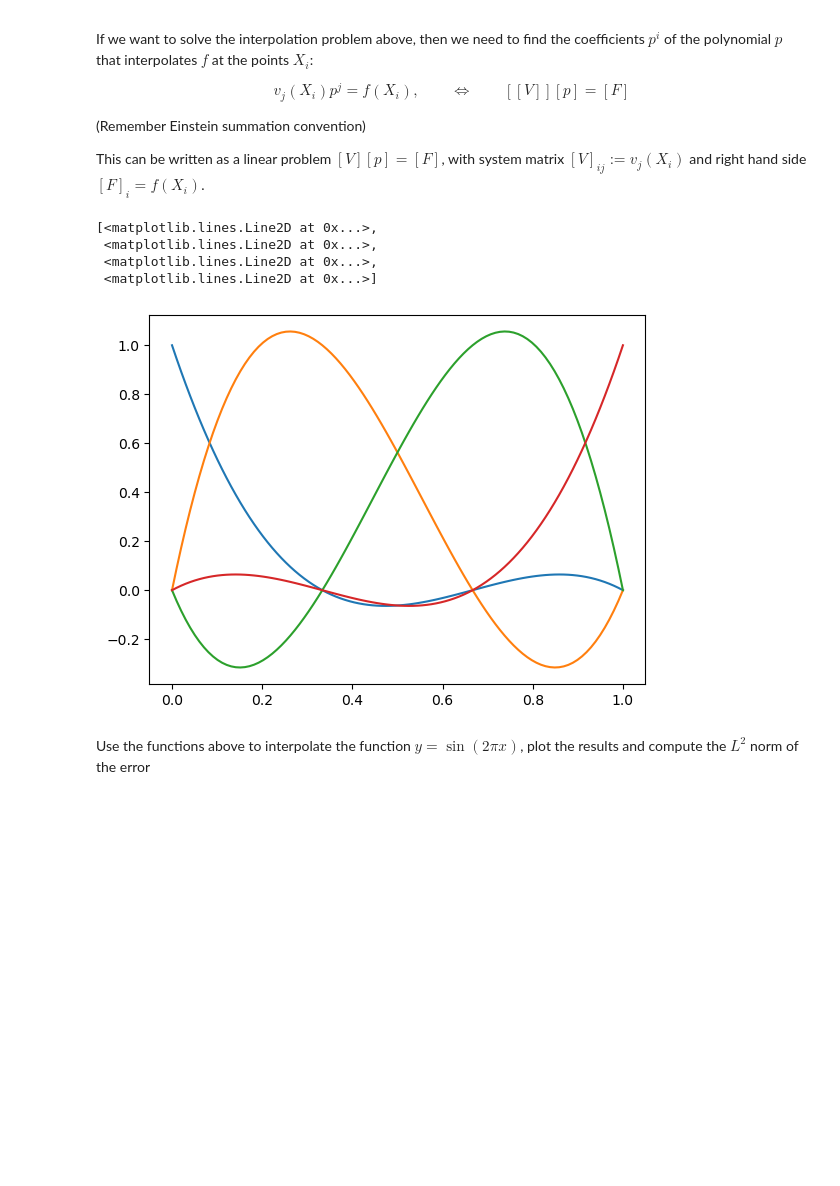
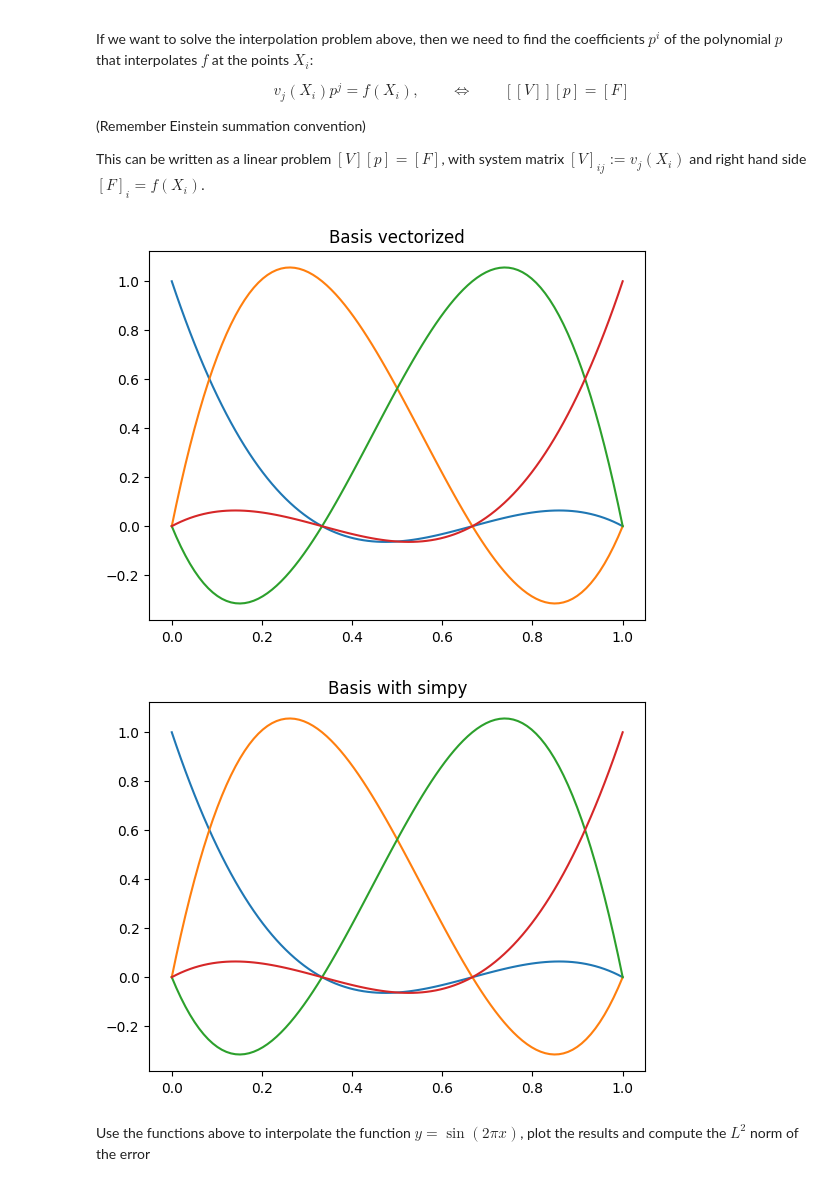
Before and after one commit to giovastabile/analisi_numerica, a Jupyter notebook: notebooks/04_polynomial_interpolation.ipynb, the cells around one changed output. Drawn from its saved outputs; the diff is of its cells as text; code cells hidden in the pictures; blank space fills up the shorter version.

```diff
--- a/notebooks/04_polynomial_interpolation.ipynb
+++ b/notebooks/04_polynomial_interpolation.ipynb
@@ -66,19 +67,47 @@ def build_lagrangian_basis(q, e):
           continue
         basis[i, j] *= (e[i] - q[k]) / (q[j] - q[k])
   return basis
+
+def lagrange_basis_function(nodes, i, x):
+    nodes_except_i = np.delete(nodes, i)
+    numerator = 1
+    denominator = 1
+
+    for other_node in nodes_except_i:
+        numerator = numerator * (x - other_node)
+        denominator = denominator * (nodes[i] - other_node)
+
+    return numerator / denominator
+
+def build_lagrangian_basis_sym(q, x):
+  return [lagrange_basis_function(q, i, x) for i in range(len(q))]
+
+def lambdify(x, f):
+    f = sympy.lambdify([x], f, "numpy")
+    return lambda *args: np.broadcast_arrays(f(*args), *args)[0]
 # %%
 # Plot the Computed basis functions in the case
+x = sympy.var("x")
 e = np.linspace(0, 1, 100)
 q = np.linspace(0, 1, 4)
 
 basis = build_lagrangian_basis(q, e)
+basis_sym = build_lagrangian_basis_sym(q,x)
+basis_lam = []
+# Transform basis to lambda function
+for i in basis_sym:
+    basis_lam.append(lambdify(x,i))
+## Plot vectorized basis
 plt.plot(e, basis)
+plt.title("Basis vectorized")
+## Plot basis with sympy
+plt.figure()
+plt.title("Basis with simpy")
+for base in basis_lam:
+    plt.plot(e,base(e))
 # %% [output]
-[<matplotlib.lines.Line2D at 0x...>,
- <matplotlib.lines.Line2D at 0x...>,
- <matplotlib.lines.Line2D at 0x...>,
- <matplotlib.lines.Line2D at 0x...>]
-[figure, old version]
+[figure, new version]
+[figure, added]
 # %%
 # Define a function that computes the interpolation of a given function f
 def interpolate(f, q, e):
```
Also changed, not shown: parts of 5 cells of this notebook.
